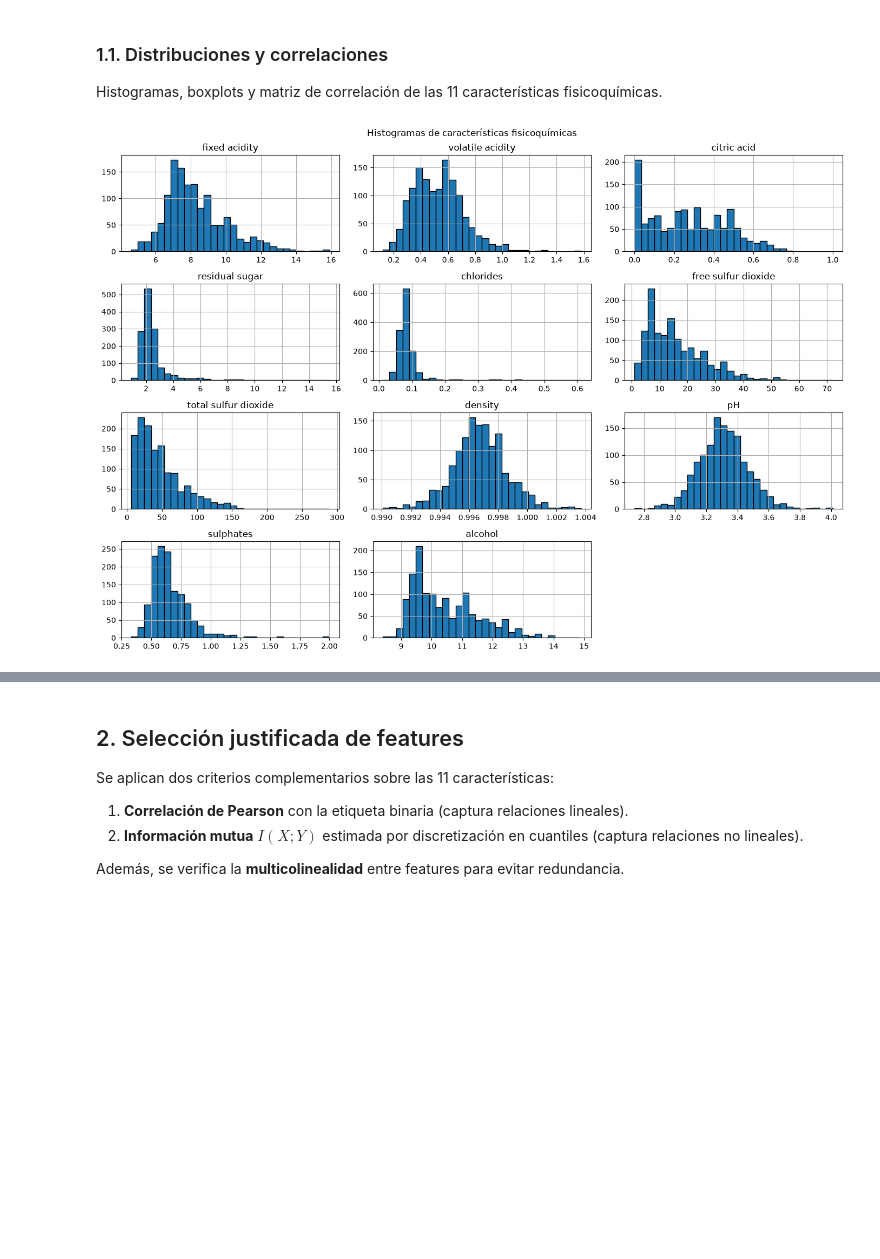
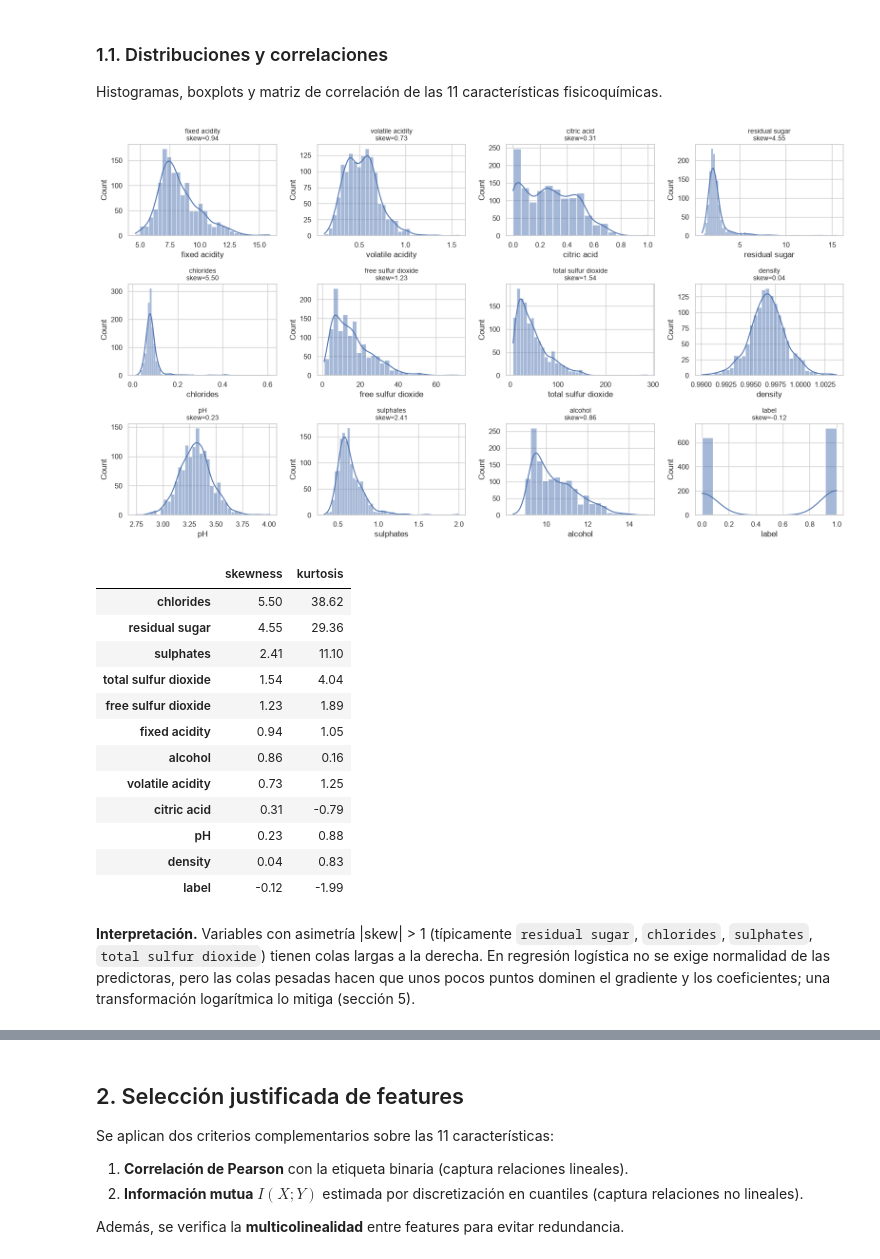
Before and after one commit to danimendez12/Tarea_IA_Logistic_Regression, a Jupyter notebook: notebook/tarea_logistica.ipynb, the cells around one changed output, grey strips where cells are left out. Saved outputs shown, nothing was run; the diff lists cells and outputs as text; code cells hidden in the pictures; blank space fills up the shorter version.

```diff
--- a/notebook/tarea_logistica.ipynb
+++ b/notebook/tarea_logistica.ipynb
@@ -101,0 +164,12 @@ Name: proportion, dtype: float64
+# %%
+fig, ax = plt.subplots(1, 2, figsize=(12, 4))
+sns.countplot(x="quality", data=df, ax=ax[0], color="#4C72B0")
+ax[0].set_title("Distribución de quality")
+for v in ax[0].containers: ax[0].bar_label(v)
+
+rows = [(t, (df.quality >= t).mean(), (df.quality >= t).sum(), (df.quality < t).sum()) for t in sorted(df.quality.unique())[1:]]
+tab = pd.DataFrame(rows, columns=["umbral (>=)", "% BUENA", "n BUENA", "n MALA"])
+ax[1].plot(tab["umbral (>=)"], tab["% BUENA"], "o-"); ax[1].axhline(0.5, ls="--", c="gray")
+ax[1].set_title("% de clase BUENA según umbral"); ax[1].set_xlabel("umbral"); ax[1].set_ylim(0, 1)
+plt.tight_layout(); plt.show()
+display(tab.round(3))
@@ -101,0 +190,6 @@ Name: proportion, dtype: float64
+# %%
+df["target"] = (df["quality"] >= THRESHOLD).astype(int)   # 1 = BUENA, 0 = MALA
+raw_features = [c for c in df.columns if c not in ("quality", "target")]
+print("Predictoras candidatas:", raw_features)
+print(df["target"].value_counts().rename({0: "MALA", 1: "BUENA"}))
+print(f"Proporción BUENA: {df.target.mean():.3f}")
@@ -104,13 +205,40 @@ Name: proportion, dtype: float64
 
 Histogramas, boxplots y matriz de correlación de las 11 características fisicoquímicas.
 # %%
-features_all = [c for c in df.columns if c not in ['quality', 'label']]
+def grid(n, ncols=4, h=3):
+    nrows = int(np.ceil(n / ncols))
+    fig, axes = plt.subplots(nrows, ncols, figsize=(4 * ncols, h * nrows))
+    axes = np.atleast_1d(axes).ravel()
+    for a in axes[n:]: a.axis("off")
+    return fig, axes
 
-df[features_all].hist(figsize=(14, 10), bins=30, edgecolor='black')
-plt.suptitle("Histogramas de características fisicoquímicas")
-plt.tight_layout()
-plt.savefig(os.path.join(FIG_DIR, "histogramas.png"), dpi=120)
-plt.show()
+fig, axes = grid(len(raw_features))
+for a, c in zip(axes, raw_features):
+    sns.histplot(df[c], kde=True, ax=a, color="#4C72B0")
+    a.set_title(f"{c}\nskew={df[c].skew():.2f}", fontsize=10)
+plt.tight_layout(); plt.show()
+
+skew_tab = df[raw_features].skew().sort_values(ascending=False).to_frame("skewness")
+skew_tab["kurtosis"] = df[raw_features].kurt()
+display(skew_tab.round(2))
 # %% [output]
-[figure, old version]
+[figure, new version]
+|  | skewness | kurtosis |
+| chlorides | 5.50 | 38.62 |
+| residual sugar | 4.55 | 29.36 |
+| sulphates | 2.41 | 11.10 |
+| total sulfur dioxide | 1.54 | 4.04 |
+| free sulfur dioxide | 1.23 | 1.89 |
+| fixed acidity | 0.94 | 1.05 |
+| alcohol | 0.86 | 0.16 |
+| volatile acidity | 0.73 | 1.25 |
+| citric acid | 0.31 | -0.79 |
+| pH | 0.23 | 0.88 |
+| density | 0.04 | 0.83 |
+| label | -0.12 | -1.99 |
+# %% [markdown]
+**Interpretación.** Variables con asimetría |skew| > 1 (típicamente `residual sugar`, `chlorides`, `sulphates`,
+`total sulfur dioxide`) tienen colas largas a la derecha. En regresión logística no se exige normalidad de las predictoras,
+pero las colas pesadas hacen que unos pocos puntos dominen el gradiente y los coeficientes; una transformación logarítmica lo mitiga
+(sección 5).
 # %%
```
Also changed, not shown: parts of 27 cells of this notebook, 17 other files.
